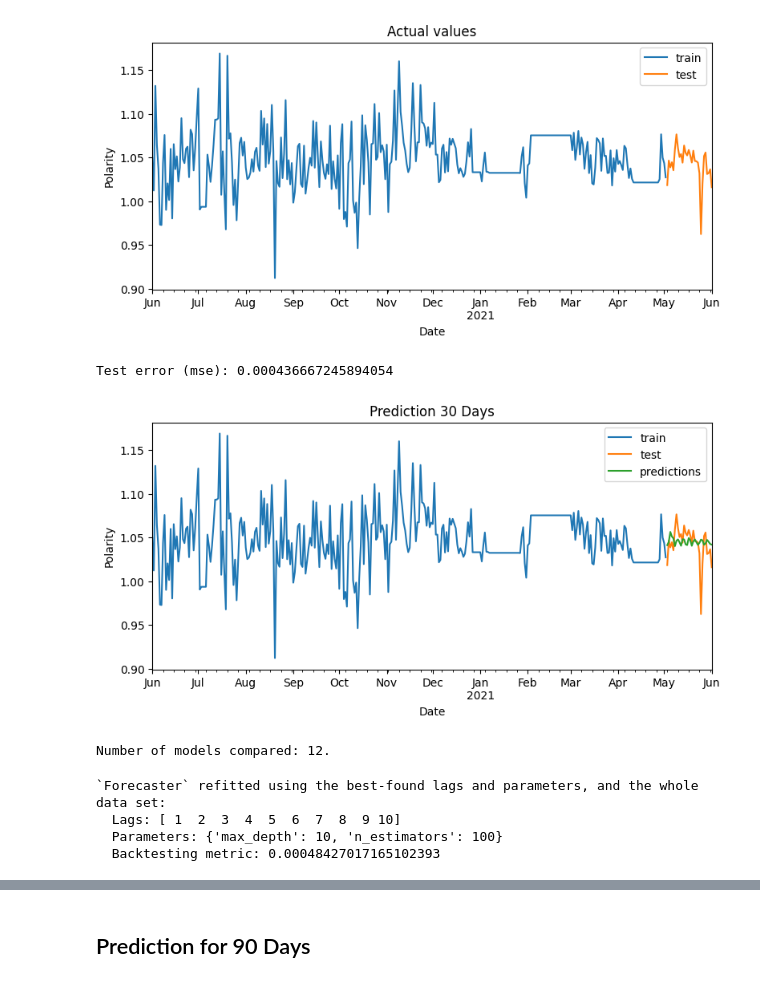
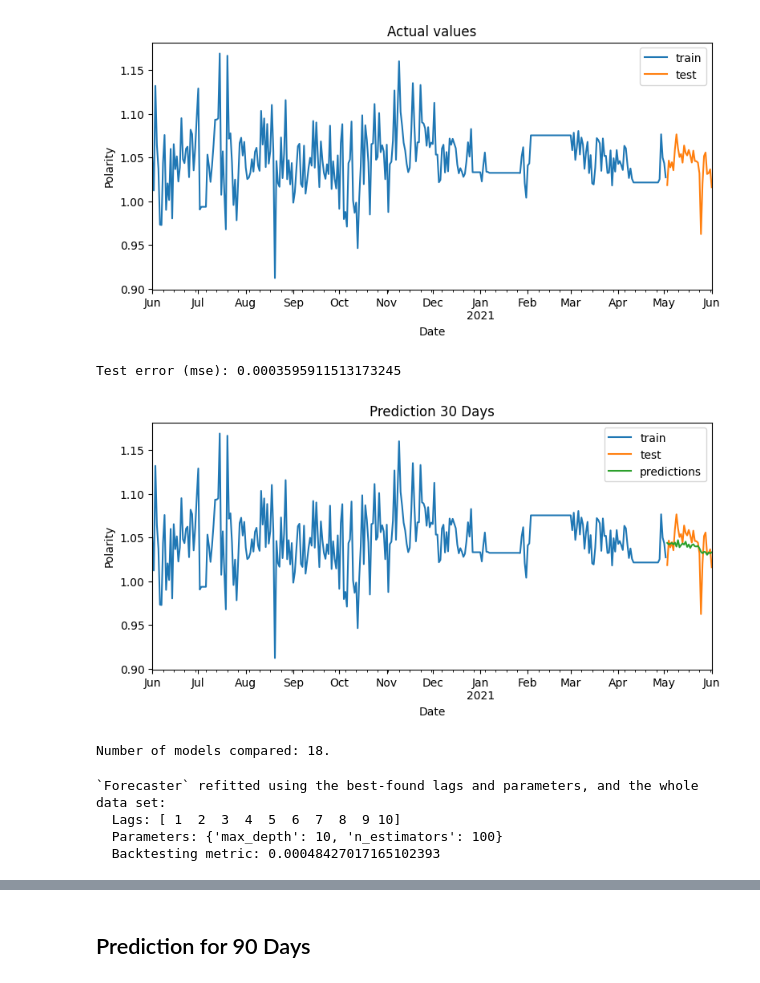
Before and after one commit to sba22243/ca2-sem2, a Jupyter notebook: sba22243_Integrated_CA2_sentiment_step_2.ipynb, the cells around one changed output, grey strips where cells are left out. Cells and saved outputs as stored; diff of their text form; code cells hidden in the pictures.

```diff
--- a/sba22243_Integrated_CA2_sentiment_step_2.ipynb
+++ b/sba22243_Integrated_CA2_sentiment_step_2.ipynb
@@ -546,38 +546,38 @@ Text(0.5, 0, 'Date')
 # ==============================================================================
 forecaster = ForecasterAutoreg(
                 regressor = RandomForestRegressor(random_state=123),
-                lags = 6
+                lags = 30
                 )
 
 forecaster.fit(y=data_train['sentiment_compound'])
 forecaster
 
 # Predictions
 # ==============================================================================
 predictions_30days = forecaster.predict(steps=steps)
 
 # Plot
 # ==============================================================================
 fig, ax = plt.subplots(figsize=(9, 4))
 data_train['sentiment_compound'].plot(ax=ax, label='train')
 data_test['sentiment_compound'].plot(ax=ax, label='test')
 predictions_30days.plot(ax=ax, label='predictions')
 ax.legend();
 ax.set_title('Prediction 30 Days')
 ax.set_ylabel('Polarity')
 ax.set_xlabel('Date')
 
 # Test error
 # ==============================================================================
 error_mse = mean_squared_error(
                 y_true = data_test['sentiment_compound'],
                 y_pred = predictions_30days
             )
 
 print(f"Test error (mse): {error_mse}")
 # %% [output]
-Test error (mse): 0.000436667245894054
+Test error (mse): 0.0003595911513173245
-[figure, old version]
+[figure, new version]
 # %%
 # Hyperparameter tuning
 
@@ -587,7 +587,7 @@ forecaster = ForecasterAutoreg(
              )
 
 # Lags used as predictors
-lags_grid = [10, 20]
+lags_grid = [10, 20, 30]
 
 # Regressor's hyperparameters
 param_grid = {'n_estimators': [100, 500],
@@ -607,7 +607,7 @@ results_grid = grid_search_forecaster(
                         verbose            = False
                )
 # %% [output]
-Number of models compared: 12.
+Number of models compared: 18.
 `Forecaster` refitted using the best-found lags and parameters, and the whole data set:
   Lags: [ 1  2  3  4  5  6  7  8  9 10]
   Parameters: {'max_depth': 10, 'n_estimators': 100}
```
Also changed, not shown: parts of 6 cells of this notebook.
